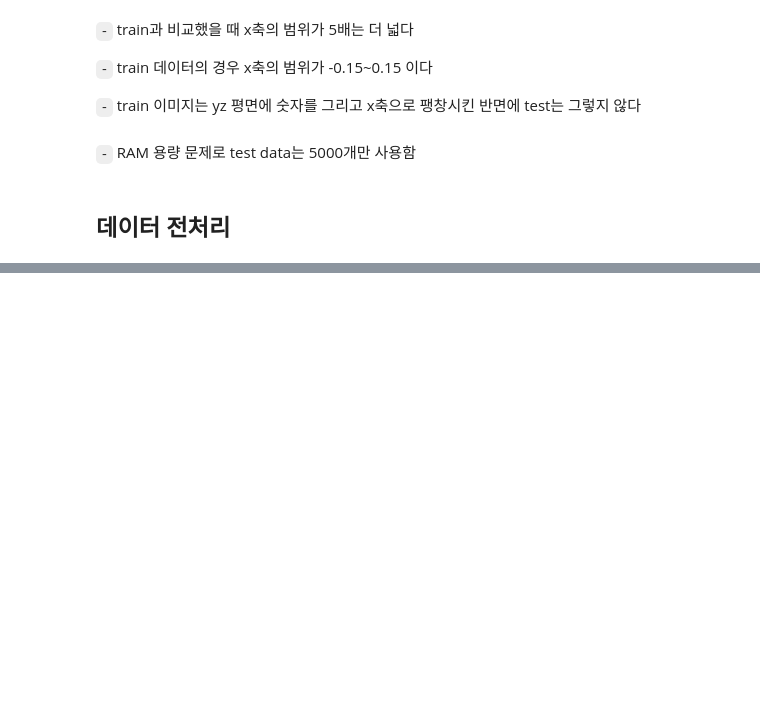
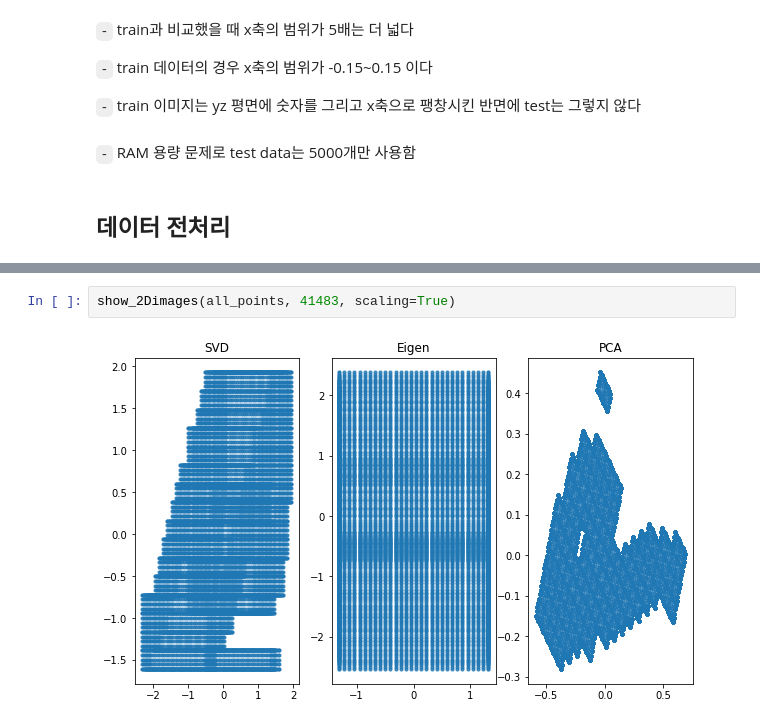
Before and after one commit to Jaesu26/dacon-3d-mnist-image-classification, a Jupyter notebook: 숫자3D이미지-분류.ipynb, the cells around one changed output, grey strips where cells are left out. Drawn from its saved outputs; the diff is of its cells as text; blank space fills up the shorter version.

```diff
--- a/숫자3D이미지-분류.ipynb
+++ b/숫자3D이미지-분류.ipynb
@@ -282,0 +281,4 @@ from torch.utils.data import Dataset, DataLoader
+# %%
+show_2Dimages(all_points, 41483, scaling=True)
+# %% [output]
+[figure, added]
```
Also changed, not shown: parts of 87 cells of this notebook.
